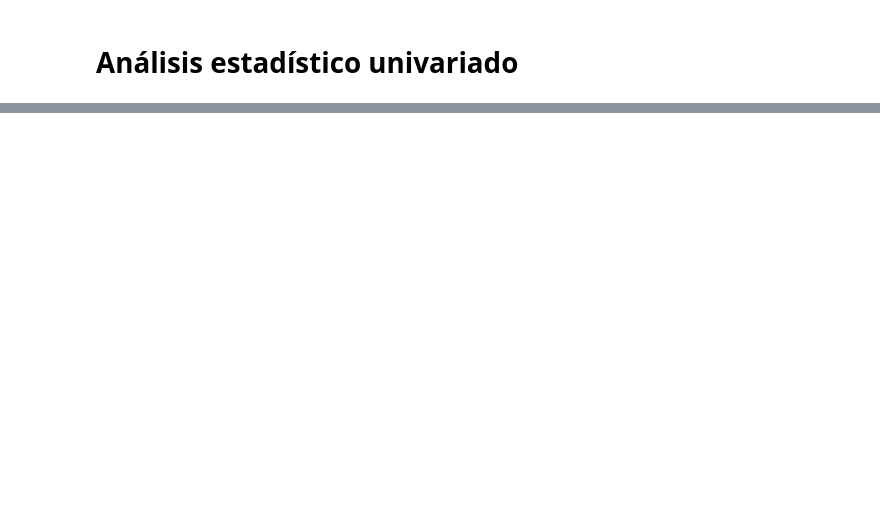
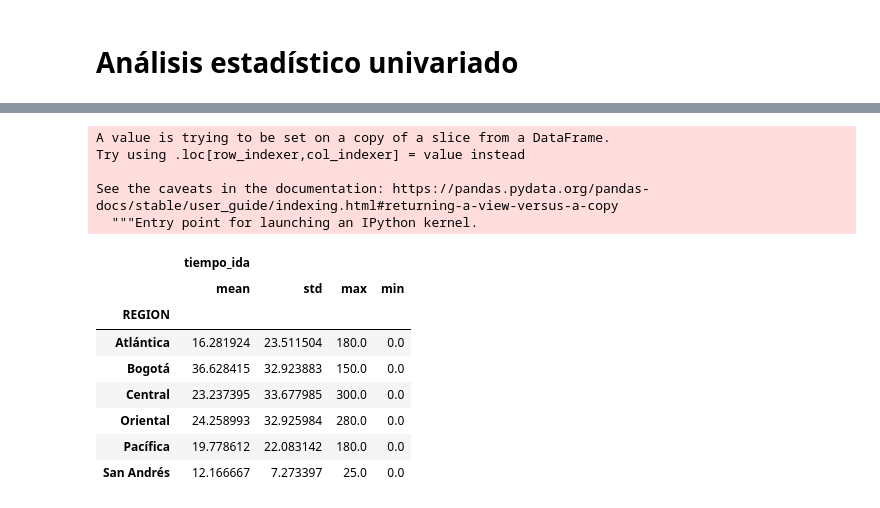
Before and after one commit to casalazara/Data-Science-Aplicado, a Jupyter notebook: Lab3/L3.ipynb, the cells around one changed output, grey strips where cells are left out. Cells and saved outputs as stored; diff of their text form; code cells hidden in the pictures; blank space fills up the shorter version.

```diff
--- a/Lab3/L3.ipynb
+++ b/Lab3/L3.ipynb
@@ -333,0 +358,20 @@ Los datos representan de manera precisa el dato de la realidad además de que so
+# %%
+final['tiempo_ida'] = (final['horas_ida'] * 60) + final['minutos_ida']
+# %% [output]
+A value is trying to be set on a copy of a slice from a DataFrame.
+Try using .loc[row_indexer,col_indexer] = value instead
+
+See the caveats in the documentation: https://pandas.pydata.org/pandas-docs/stable/user_guide/indexing.html#returning-a-view-versus-a-copy
+  """Entry point for launching an IPython kernel.
+# %%
+final[['REGION','tiempo_ida']].groupby(by='REGION').agg(['mean','std','max','min'])
+# %% [output]
+|  | tiempo_ida |  |  |  |
+|  | mean | std | max | min |
+| REGION |  |  |  |  |
+| Atlántica | 16.281924 | 23.511504 | 180.0 | 0.0 |
+| Bogotá | 36.628415 | 32.923883 | 150.0 | 0.0 |
+| Central | 23.237395 | 33.677985 | 300.0 | 0.0 |
+| Oriental | 24.258993 | 32.925984 | 280.0 | 0.0 |
+| Pacífica | 19.778612 | 22.083142 | 180.0 | 0.0 |
+| San Andrés | 12.166667 | 7.273397 | 25.0 | 0.0 |
```
Also changed, not shown: parts of 12 cells of this notebook.
